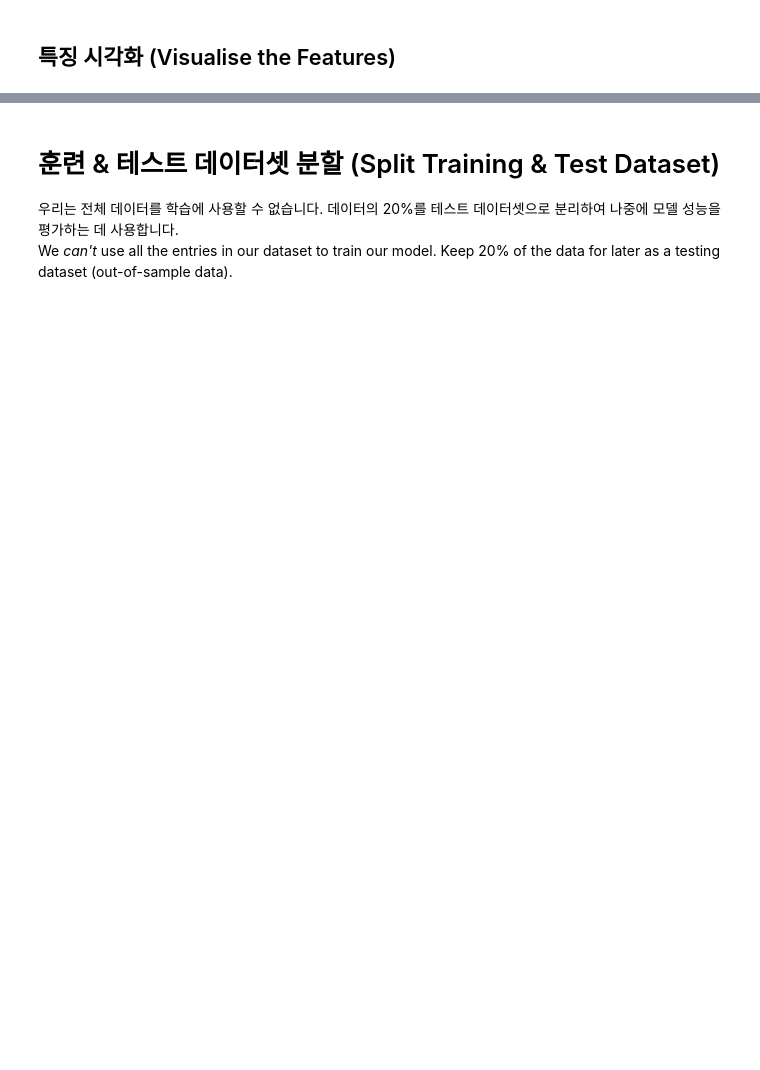
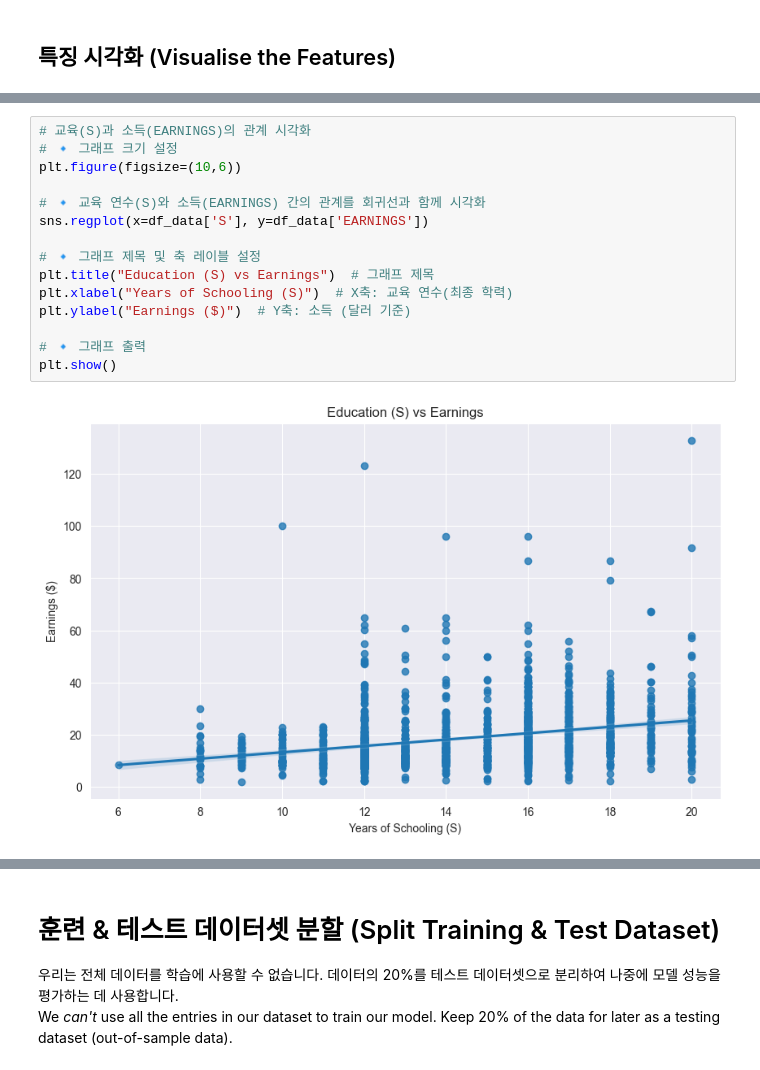
Before and after one commit to JELKOV/Data-Driven-Prosperity, a Jupyter notebook: Determinants_of_Earnings_(start).ipynb, the cells around one changed output, grey strips where cells are left out. Cells and saved outputs as stored; diff of their text form; blank space fills up the shorter version.

```diff
--- a/Determinants_of_Earnings_(start).ipynb
+++ b/Determinants_of_Earnings_(start).ipynb
@@ -67,0 +226,17 @@ df_data = pd.read_csv('NLSY97_subset.csv')
+# %%
+# 교육(S)과 소득(EARNINGS)의 관계 시각화
+# 🔹 그래프 크기 설정
+plt.figure(figsize=(10,6))
+
+# 🔹 교육 연수(S)와 소득(EARNINGS) 간의 관계를 회귀선과 함께 시각화
+sns.regplot(x=df_data['S'], y=df_data['EARNINGS'])
+
+# 🔹 그래프 제목 및 축 레이블 설정
+plt.title("Education (S) vs Earnings")  # 그래프 제목
+plt.xlabel("Years of Schooling (S)")  # X축: 교육 연수(최종 학력)
+plt.ylabel("Earnings ($)")  # Y축: 소득 (달러 기준)
+
+# 🔹 그래프 출력
+plt.show()
+# %% [output]
+[figure, added]
```
Also changed, not shown: parts of 15 cells of this notebook.
